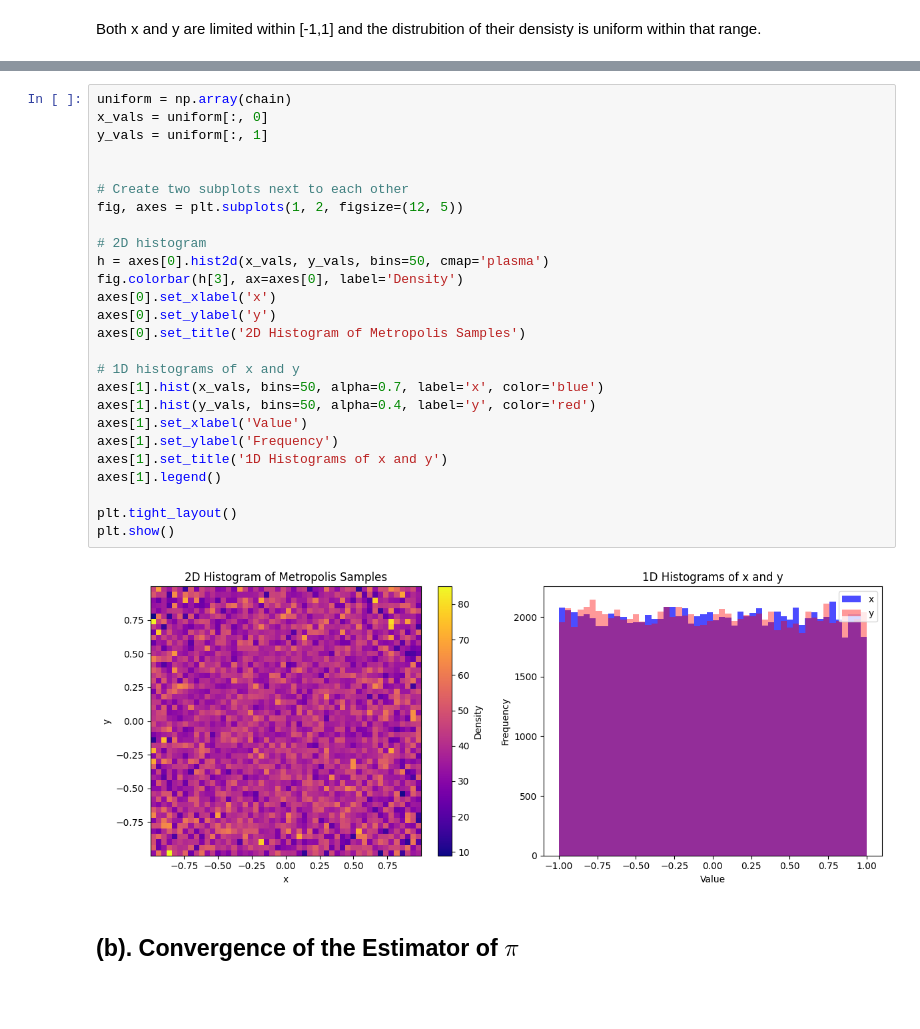
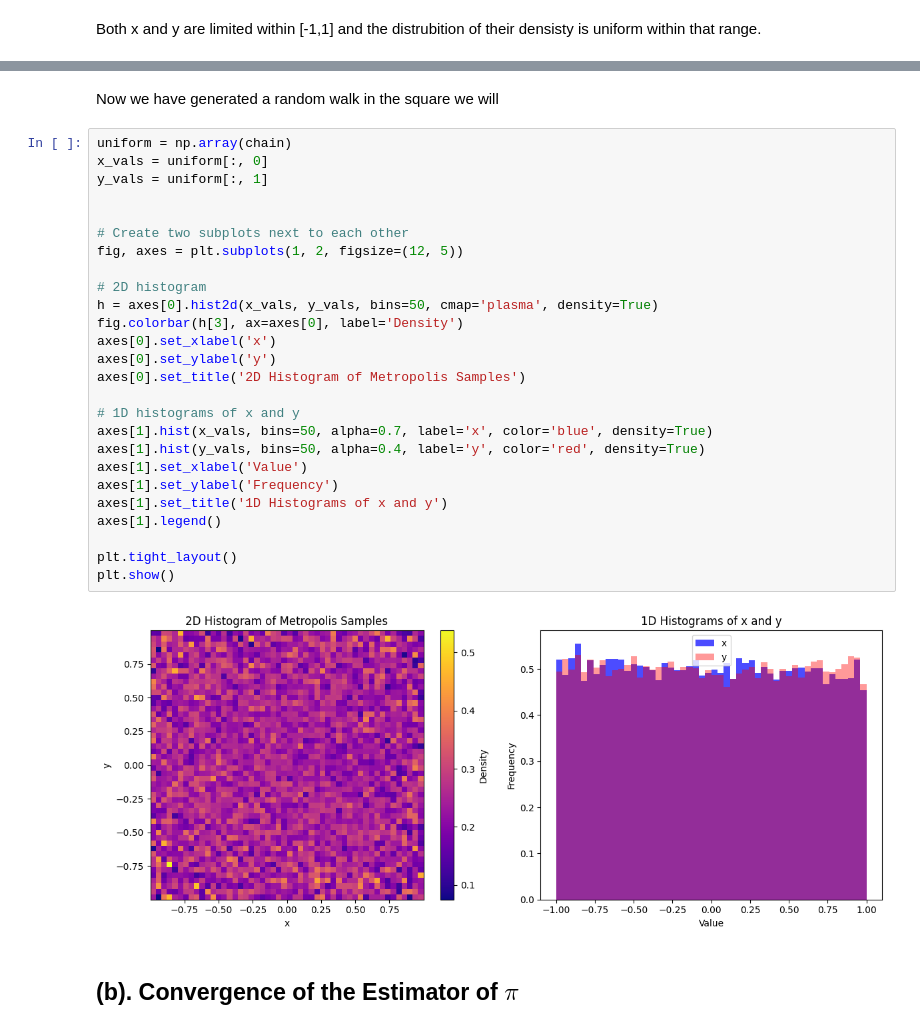
Before and after one commit to efandresena/AIMS-Course, a Jupyter notebook: mirindraf_MC4ML_Assignment_02.ipynb, the cells around one changed output, grey strips where cells are left out. Saved outputs shown, nothing was run; the diff lists cells and outputs as text; blank space fills up the shorter version.

```diff
--- a/mirindraf_MC4ML_Assignment_02.ipynb
+++ b/mirindraf_MC4ML_Assignment_02.ipynb
@@ -43,33 +47,35 @@ chain = [xy]
 for i in range(1, N + 1):
       accepted, walk = metropolis_uniform(chain[-1])
       chain.append(walk)
+# %% [markdown]
+Now we have generated a  random walk in the square we will
 # %%
 uniform = np.array(chain)
 x_vals = uniform[:, 0]
 y_vals = uniform[:, 1]
 
 
 # Create two subplots next to each other
 fig, axes = plt.subplots(1, 2, figsize=(12, 5))
 
 # 2D histogram
-h = axes[0].hist2d(x_vals, y_vals, bins=50, cmap='plasma')
+h = axes[0].hist2d(x_vals, y_vals, bins=50, cmap='plasma', density=True)
 fig.colorbar(h[3], ax=axes[0], label='Density')
 axes[0].set_xlabel('x')
 axes[0].set_ylabel('y')
 axes[0].set_title('2D Histogram of Metropolis Samples')
 
 # 1D histograms of x and y
-axes[1].hist(x_vals, bins=50, alpha=0.7, label='x', color='blue')
-axes[1].hist(y_vals, bins=50, alpha=0.4, label='y', color='red')
+axes[1].hist(x_vals, bins=50, alpha=0.7, label='x', color='blue', density=True)
+axes[1].hist(y_vals, bins=50, alpha=0.4, label='y', color='red', density=True)
 axes[1].set_xlabel('Value')
 axes[1].set_ylabel('Frequency')
 axes[1].set_title('1D Histograms of x and y')
 axes[1].legend()
 
 plt.tight_layout()
 plt.show()
 # %% [output]
-[figure, old version]
+[figure, new version]
 # %% [markdown]
 ## (b). Convergence of the Estimator of $\pi$
```
Also changed, not shown: parts of 37 cells of this notebook.
